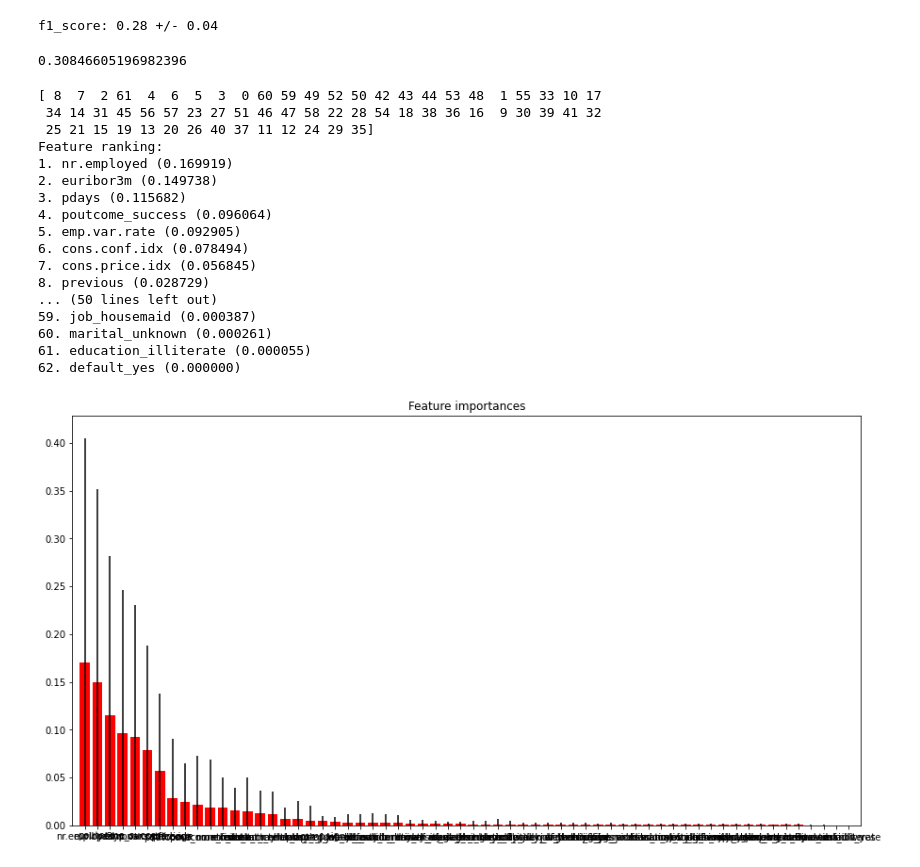
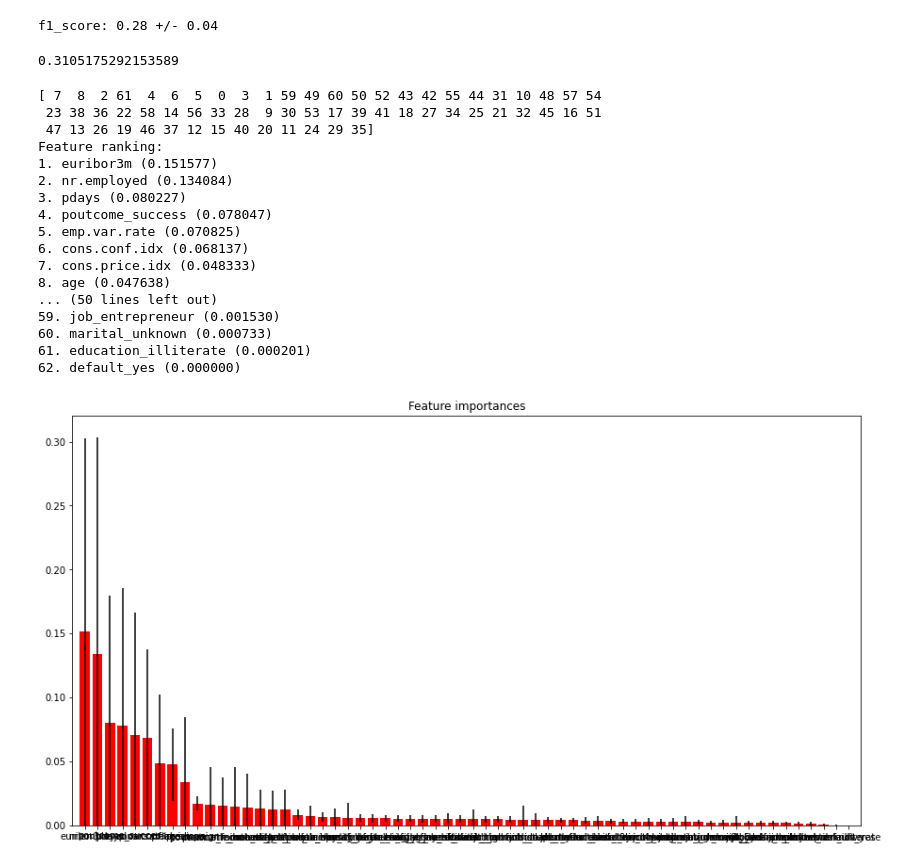
Before and after one commit to distinctkemi/CE888, a Jupyter notebook: Lab 3/Bank_classification_(Modelling).ipynb, the cells around one changed output. Cells and saved outputs as stored; diff of their text form; code cells hidden in the pictures.

```diff
--- a/Lab 3/Bank_classification_(Modelling).ipynb
+++ b/Lab 3/Bank_classification_(Modelling).ipynb
@@ -404,63 +404,62 @@ print("f1_score: %.2f +/- %.2f" % (scores.mean(), scores.std()))
 # %% [output]
 f1_score: 0.28 +/- 0.04
 # %%
-#Divide your training and test set using train_test_split and keeping your test set to 20% of the full dataset, using random_state=50 when calling the function.
-
+#Generalisation Error
 #Report the generalisation error of a random forest classifier with 1000 estimators and a maximum depth of 8. Report the F1 score with two numbers after the floating point (e.g., 0.56).
-clf = RandomForestClassifier(max_depth=6,n_estimators=400, random_state=60)
+clf = RandomForestClassifier(max_depth=6,n_estimators=100, random_state=60)
 clf.fit(X_train, y_train)
 y_predict = clf.predict(X_test)
 f1_score(y_test, y_predict)
 #Train a random forest classifier with 400 estimators and a maximum depth of 6, setting the random_state parameter to 60.
 # %% [output]
-0.30846605196982396
+0.3105175292153589
 # %%
  #Fit the model
-clf = RandomForestClassifier(max_depth=6, random_state=60,n_estimators=400)
+clf = RandomForestClassifier(max_depth=10, random_state=60,n_estimators=100)
 clf.fit(X_train, y_train)
 
 # Let's see the feature importances for our classifier
 importances = clf.feature_importances_
 std = np.std([tree.feature_importances_ for tree in clf.estimators_],
              axis=0)
 indices = np.argsort(importances)[::-1]
 print(indices)
 # Let's get the attibute names:
 feat_names = X_train.columns
 
 # Print the feature ranking
 print("Feature ranking:")
 for f in range(X_train.shape[1]):
     print("%d. %s (%f)" % (f + 1, feat_names[indices[f]],  importances[indices[f]]))
 
 # Plot the feature importances of the forest
 fig = plt.figure()
 plt.title("Feature importances")
 plt.bar(range(X.shape[1]), importances[indices], color="r", yerr=std[indices], align="center")
 plt.xticks(range(X.shape[1]), np.array(feat_names)[indices])
 plt.xlim([-1, X.shape[1]])
 plt.ylim([0, None])
 
 fig.set_size_inches(15, 8)
 # %% [output]
-[ 8  7  2 61  4  6  5  3  0 60 59 49 52 50 42 43 44 53 48  1 55 33 10 17
- 34 14 31 45 56 57 23 27 51 46 47 58 22 28 54 18 38 36 16  9 30 39 41 32
- 25 21 15 19 13 20 26 40 37 11 12 24 29 35]
+[ 7  8  2 61  4  6  5  0  3  1 59 49 60 50 52 43 42 55 44 31 10 48 57 54
+ 23 38 36 22 58 14 56 33 28  9 30 53 17 39 41 18 27 34 25 21 32 45 16 51
+ 47 13 26 19 46 37 12 15 40 20 11 24 29 35]
 Feature ranking:
-1. nr.employed (0.169919)
-2. euribor3m (0.149738)
-3. pdays (0.115682)
-4. poutcome_success (0.096064)
-5. emp.var.rate (0.092905)
-6. cons.conf.idx (0.078494)
-7. cons.price.idx (0.056845)
-8. previous (0.028729)
+1. euribor3m (0.151577)
+2. nr.employed (0.134084)
+3. pdays (0.080227)
+4. poutcome_success (0.078047)
+5. emp.var.rate (0.070825)
+6. cons.conf.idx (0.068137)
+7. cons.price.idx (0.048333)
+8. age (0.047638)
 ... (50 lines left out)
-59. job_housemaid (0.000387)
-60. marital_unknown (0.000261)
-61. education_illiterate (0.000055)
+59. job_entrepreneur (0.001530)
+60. marital_unknown (0.000733)
+61. education_illiterate (0.000201)
 62. default_yes (0.000000)
-[figure, old version]
+[figure, new version]
 # %%
 import pickle as pkl
 # %%
```
Also changed, not shown: parts of 2 cells of this notebook.
